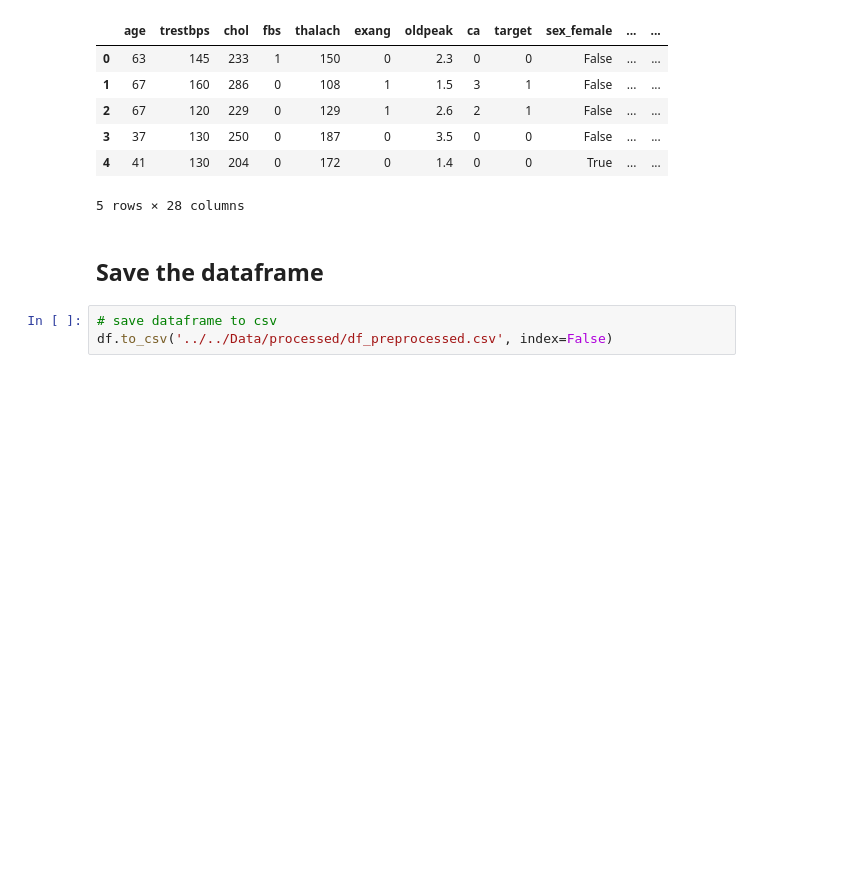
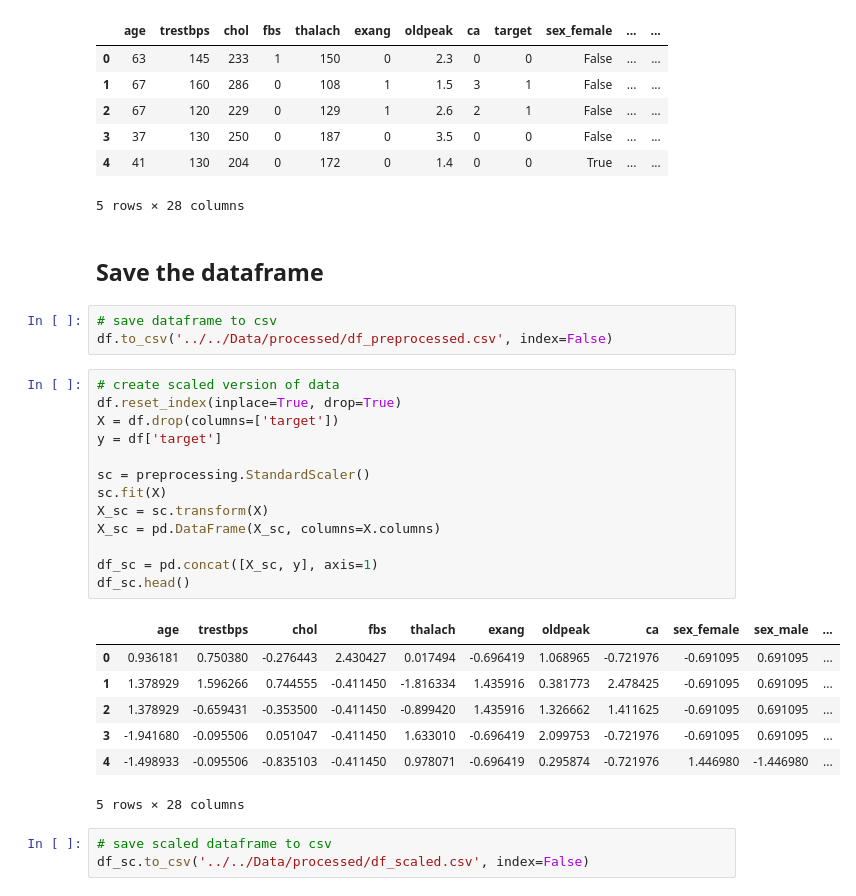
Before and after one commit to abbyawesome/DATA6550_Reproducibility, a Jupyter notebook: Code/Roberts/data_preprocessing.ipynb, the cells around one changed output. Cells and saved outputs as stored; diff of their text form; blank space fills up the shorter version.

Commit message:
Added scaled dataset

```diff
--- a/Code/Roberts/data_preprocessing.ipynb
+++ b/Code/Roberts/data_preprocessing.ipynb
@@ -306,3 +308,27 @@ df.head()
 # %%
 # save dataframe to csv
 df.to_csv('../../Data/processed/df_preprocessed.csv', index=False)
+# %%
+# create scaled version of data
+df.reset_index(inplace=True, drop=True)
+X = df.drop(columns=['target'])
+y = df['target']
+
+sc = preprocessing.StandardScaler()
+sc.fit(X)
+X_sc = sc.transform(X)
+X_sc = pd.DataFrame(X_sc, columns=X.columns)
+
+df_sc = pd.concat([X_sc, y], axis=1)
+df_sc.head()
+# %% [output]
+|  | age | trestbps | chol | fbs | thalach | exang | oldpeak | ca | sex_female | sex_male | ... |
+| 0 | 0.936181 | 0.750380 | -0.276443 | 2.430427 | 0.017494 | -0.696419 | 1.068965 | -0.721976 | -0.691095 | 0.691095 | ... |
+| 1 | 1.378929 | 1.596266 | 0.744555 | -0.411450 | -1.816334 | 1.435916 | 0.381773 | 2.478425 | -0.691095 | 0.691095 | ... |
+| 2 | 1.378929 | -0.659431 | -0.353500 | -0.411450 | -0.899420 | 1.435916 | 1.326662 | 1.411625 | -0.691095 | 0.691095 | ... |
+| 3 | -1.941680 | -0.095506 | 0.051047 | -0.411450 | 1.633010 | -0.696419 | 2.099753 | -0.721976 | -0.691095 | 0.691095 | ... |
+| 4 | -1.498933 | -0.095506 | -0.835103 | -0.411450 | 0.978071 | -0.696419 | 0.295874 | -0.721976 | 1.446980 | -1.446980 | ... |
+5 rows × 28 columns
+# %%
+# save scaled dataframe to csv
+df_sc.to_csv('../../Data/processed/df_scaled.csv', index=False)
```
Also changed, not shown: parts of 1 cell of this notebook, 1 other file.
